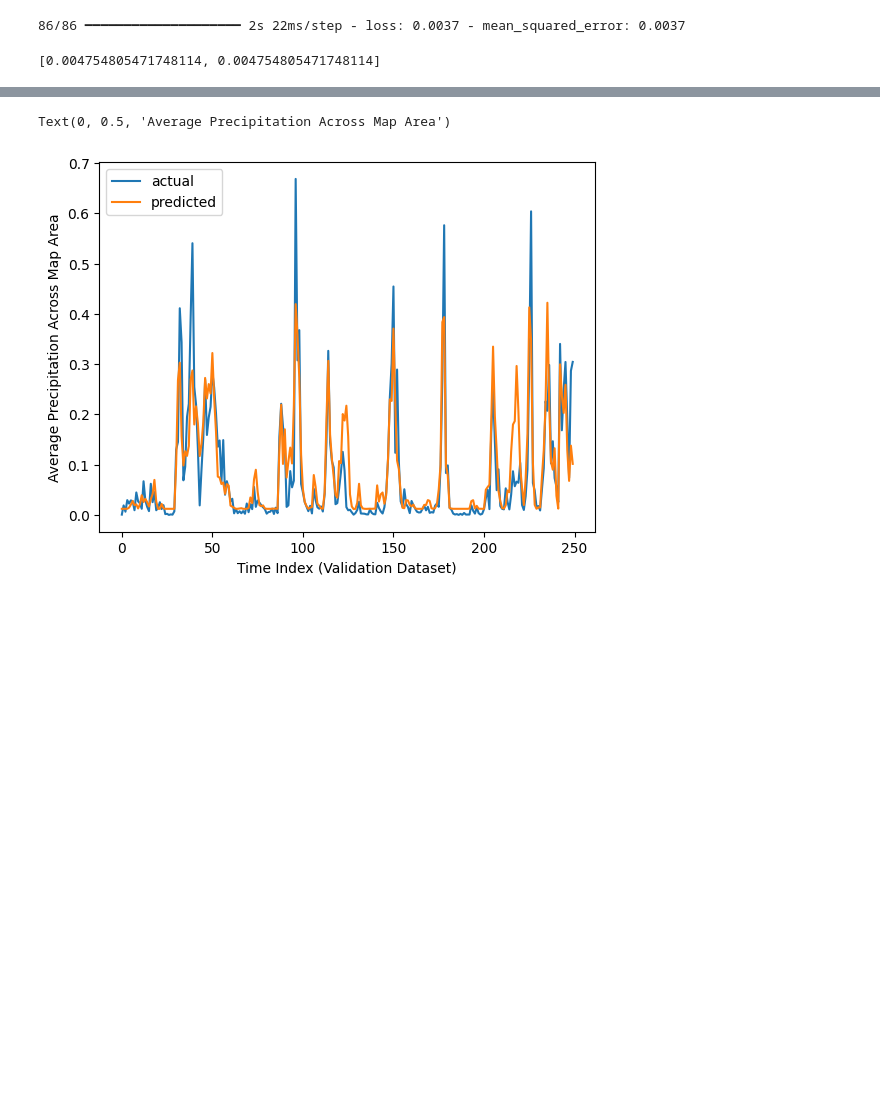
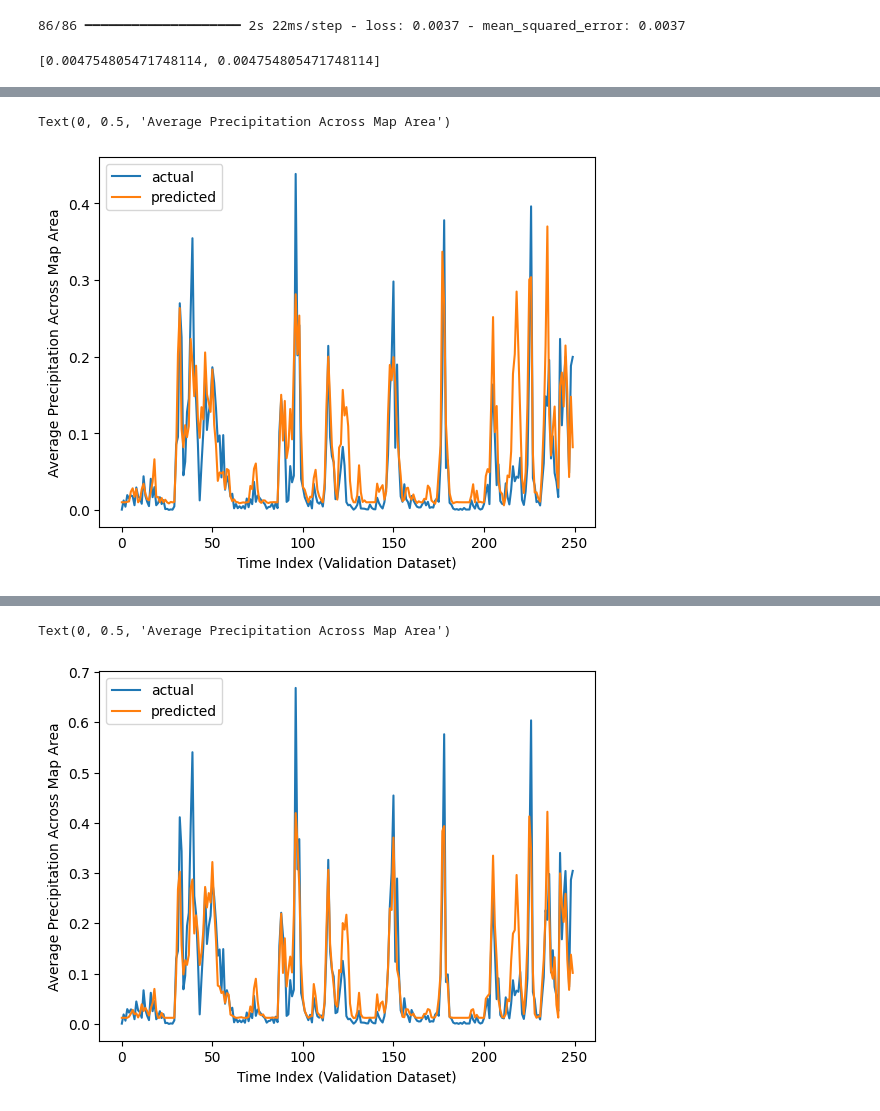
Before and after one commit to nathanschen/JIFRESSEproj5, a Jupyter notebook: code/cnn2.ipynb, the cells around one changed output, grey strips where cells are left out. Saved outputs shown, nothing was run; the diff lists cells and outputs as text; code cells hidden in the pictures; blank space fills up the shorter version.

```diff
--- a/code/cnn2.ipynb
+++ b/code/cnn2.ipynb
@@ -455,0 +442,13 @@ plt.show()
+# %%
+test_input_mean = np.mean(subset_test_output[:250], axis=(1, 2))
+testing_mean = np.mean(testing, axis=(1, 2))
+# %%
+plt.plot(test_input_mean, label = 'actual')
+plt.plot(testing_mean, label='predicted')
+
+plt.legend()
+plt.xlabel('Time Index (Validation Dataset)')
+plt.ylabel('Average Precipitation Across Map Area')
+# %% [output]
+Text(0, 0.5, 'Average Precipitation Across Map Area')
+[figure, added]
```
Also changed, not shown: parts of 22 cells of this notebook.
